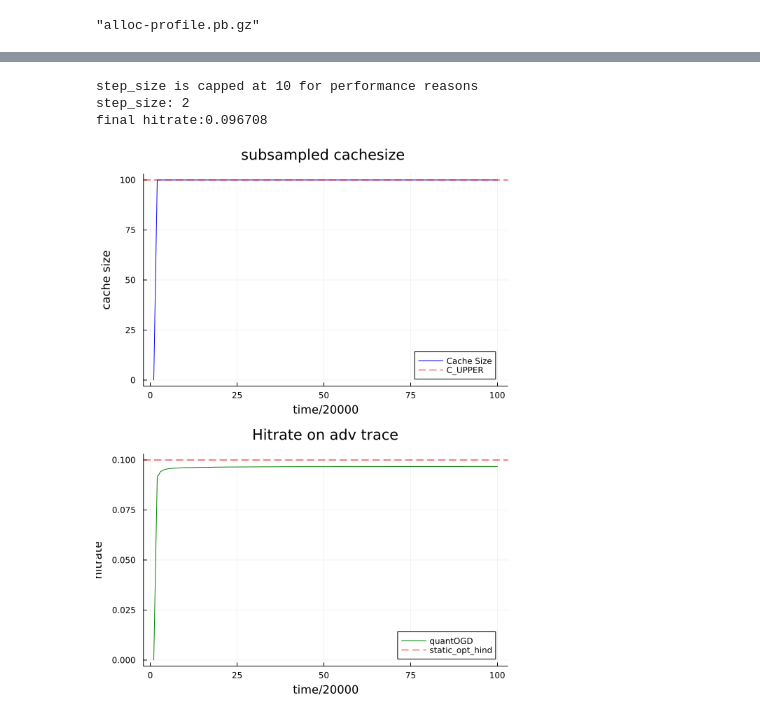
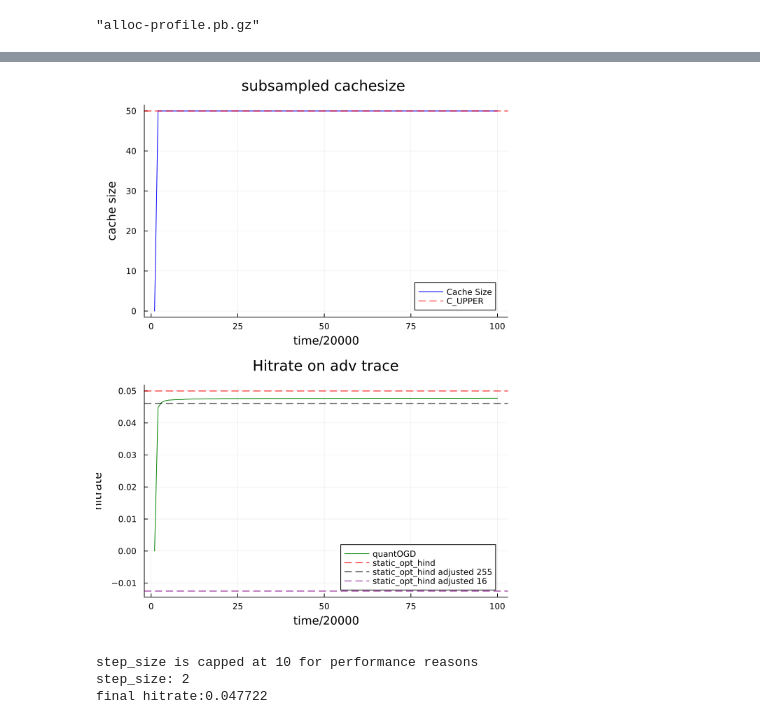
Before and after one commit to ISIPINK/online_caching, a Jupyter notebook: quantOGD_integral_mod_count.ipynb, the cells around one changed output, grey strips where cells are left out. Drawn from its saved outputs; the diff is of its cells as text; code cells hidden in the pictures.

```diff
--- a/quantOGD_integral_mod_count.ipynb
+++ b/quantOGD_integral_mod_count.ipynb
@@ -365,35 +386,47 @@ function adv_hitrate_plt(; rep= 1000, alpha=1.0, C=500, window=1000)
         ylabel="cache size",
         title="subsampled cachesize ")
     hline!(p1, [q.C_UPPER],
         label="C_UPPER",
         color=:red,
         linestyle=:dash)
 
     # Calculate opt (static optimal hitrate)
     opt = C/N
+    adjopt = opt*(1- N/(C*q.ONE))
+    adjopt16 = opt*(1- N/(C*16))
     # Generate the decay curve: cumulative hitrate over time.
     hit_rates = hits ./ (1:length(l))
 
     # Second plot: hitrate decay curve.
     p2 = plot(hit_rates[1:ss:end],
         label="quantOGD",
         color=:green,
         xlabel="time/$ss",
         ylabel="hitrate",
         title="Hitrate on adv trace")
     hline!(p2, [opt],
         label="static_opt_hind",
         color=:red,
         linestyle=:dash)
 
+    hline!(p2, [adjopt],
+        label="static_opt_hind adjusted $(q.ONE)",
+        color=:black,
+        linestyle=:dash)
+
+    hline!(p2, [adjopt16],
+        label="static_opt_hind adjusted 16",
+        color=:purple,
+        linestyle=:dash)
+
     # Stack the two plots vertically.
     p = plot(p1, p2, layout=(2, 1), size=(600, 800))
     display(p)
     println("final hitrate:", hit_rates[end])
 end
-adv_hitrate_plt(rep= 2000, C = 100)
+adv_hitrate_plt(rep= 2000, C = 50)
 # %% [output]
+[figure, new version]
 step_size is capped at 10 for performance reasons
 step_size: 2
-final hitrate:0.096708
+final hitrate:0.047722
-[figure, old version]
```
Also changed, not shown: parts of 8 cells of this notebook.
